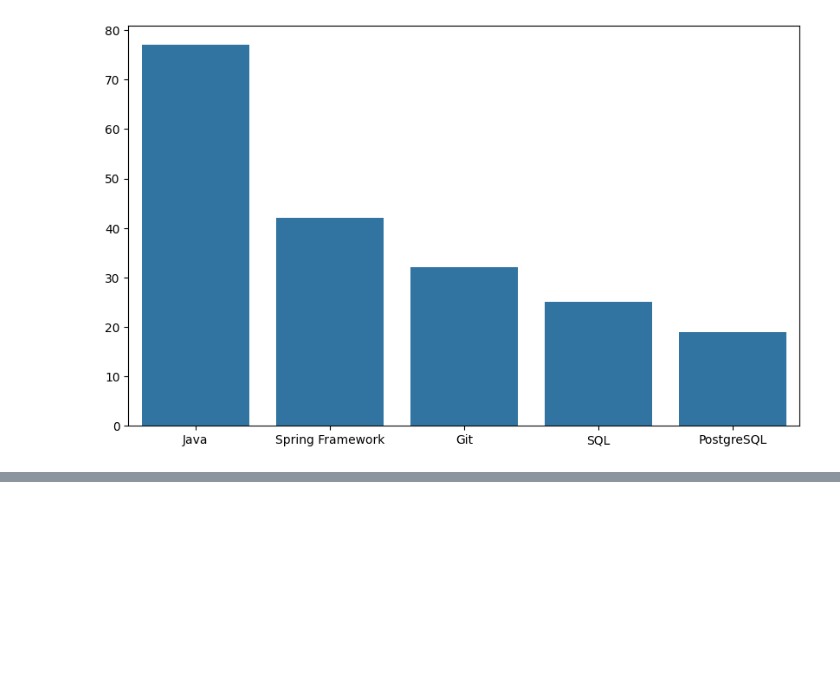
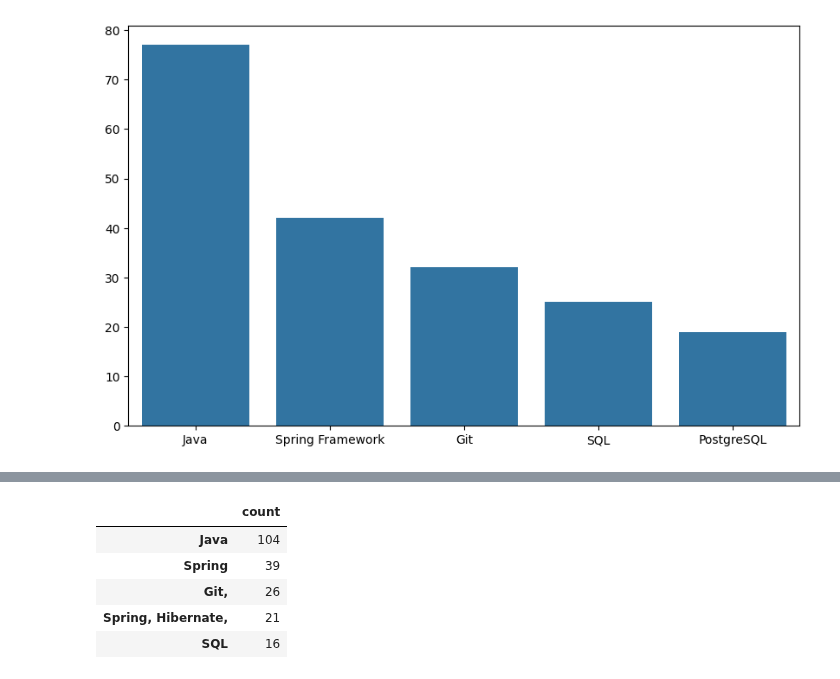
Before and after one commit to BardRimon/Study, a Jupyter notebook: Introduction_in_NLP/Задание_6_Александр_Клюкин.ipynb.ipynb, the cells around one changed output, grey strips where cells are left out. Cells and saved outputs as stored; diff of their text form; code cells hidden in the pictures; blank space fills up the shorter version.

```diff
--- a/Introduction_in_NLP/Задание_6_Александр_Клюкин.ipynb.ipynb
+++ b/Introduction_in_NLP/Задание_6_Александр_Клюкин.ipynb.ipynb
@@ -201,0 +317,84 @@ sns.barplot(x=list(sorted_statistic.keys())[:5], y=list(sorted_statistic.values(
+# %%
+import pandas as pd
+from sklearn_crfsuite import CRF
+
+# Prepare data for CRF
+def word2features(word):
+    return {
+        'bias': 1.0,
+        'word.lower()': word.lower(),
+        'word.isupper()': word.isupper(),
+        'word.istitle()': word.istitle(),
+        'word.isdigit()': word.isdigit(),
+    }
+
+def sent2features(sent):
+    return [word2features(word) for word in sent.split()]
+
+def sent2labels(sent, skills):
+  labels = []
+  words = sent.split()
+  for word in words:
+    if any(skill.lower() in word.lower() for skill in skills):
+      labels.append('SKILL')
+    else:
+      labels.append('O')
+  return labels
+
+
+example_skills = ['Java', 'Spring', 'SQL', 'Hibernate', 'Maven', 'Git', 'Docker', 'Kubernetes']
+
+
+
+X_train = [sent2features(desc) for desc in df_vacancies['description'].head(100)]
+y_train = [sent2labels(desc, example_skills) for desc in df_vacancies['description'].head(100)]
+
+
+
+crf = CRF(
+    algorithm='lbfgs', # Limited-memory Broyden–Fletcher–Goldfarb–Shanno
+    c1=0.1,
+    c2=0.1,
+    max_iterations=100,
+    all_possible_transitions=True
+)
+
+crf.fit(X_train, y_train)
+
+
+def extract_skills_crf(description, crf_model):
+    doc = description
+    features = sent2features(doc)
+    labels = crf_model.predict([features])[0]
+
+    skills = []
+    current_skill = []
+    for word, label in zip(doc.split(), labels):
+        if label == 'SKILL':
+            current_skill.append(word)
+        else:
+            if current_skill:
+                skills.append(" ".join(current_skill))
+                current_skill = []
+    if current_skill:
+        skills.append(" ".join(current_skill))
+    return skills
+
+
+
+java_descriptions = df_vacancies[df_vacancies['name'].str.contains('java', case=False) & ~df_vacancies['name'].str.contains('javascript', case=False)]['description'].tolist()
+
+
+all_extracted_skills = []
+for description in java_descriptions:
+    all_extracted_skills.extend(extract_skills_crf(description, crf))
+
+
+skill_counts = pd.Series(all_extracted_skills).value_counts()
+
+
+top_5_skills = skill_counts.head(5)
+
+print("Top 5 skills for Java Developer:")
+top_5_skills
+# %% [output]
@@ -201,0 +402,6 @@ sns.barplot(x=list(sorted_statistic.keys())[:5], y=list(sorted_statistic.values(
+|  | count |
+| Java | 104 |
+| Spring | 39 |
+| Git, | 26 |
+| Spring, Hibernate, | 21 |
+| SQL | 16 |
```
Also changed, not shown: parts of 16 cells of this notebook.
